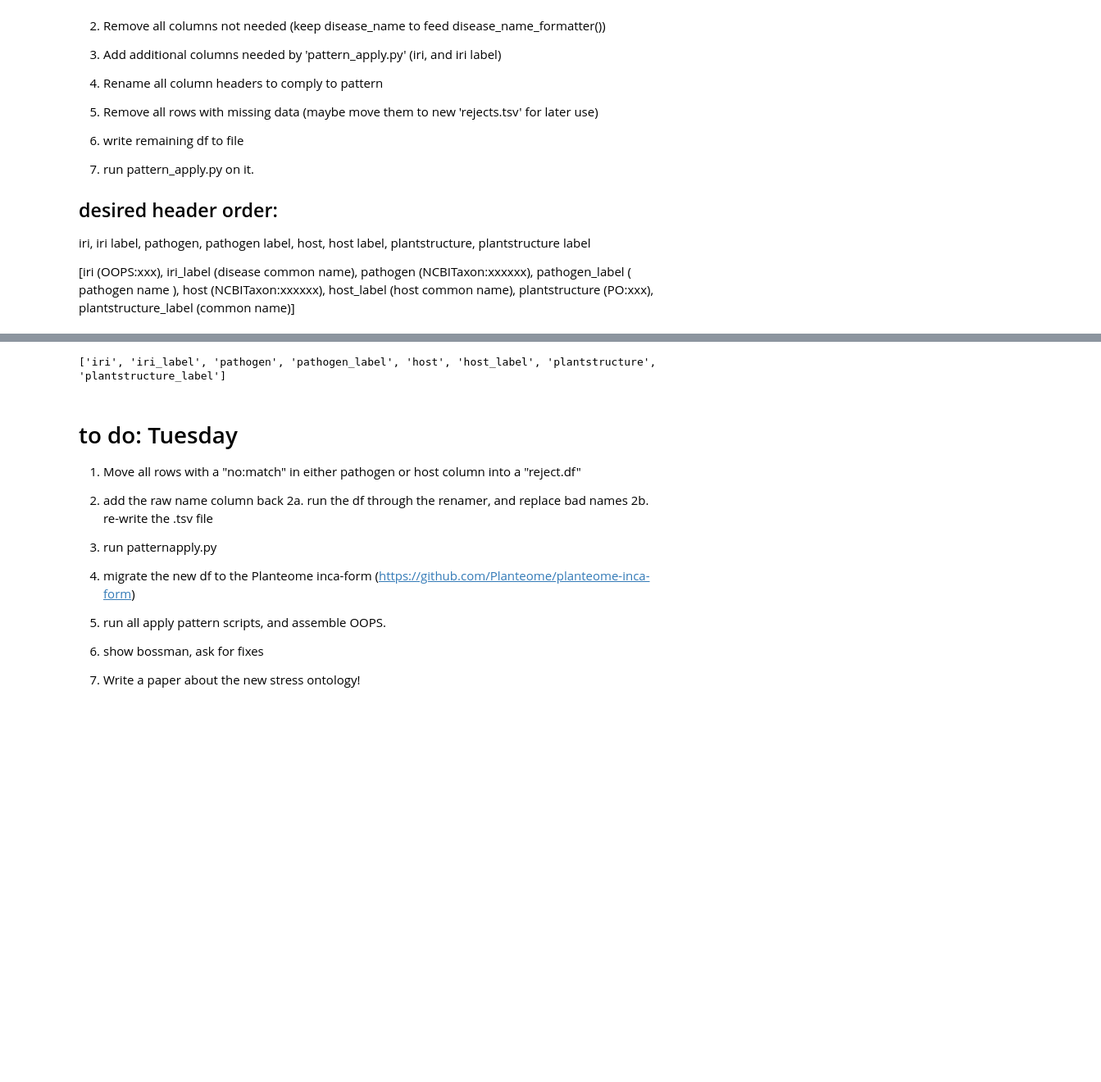
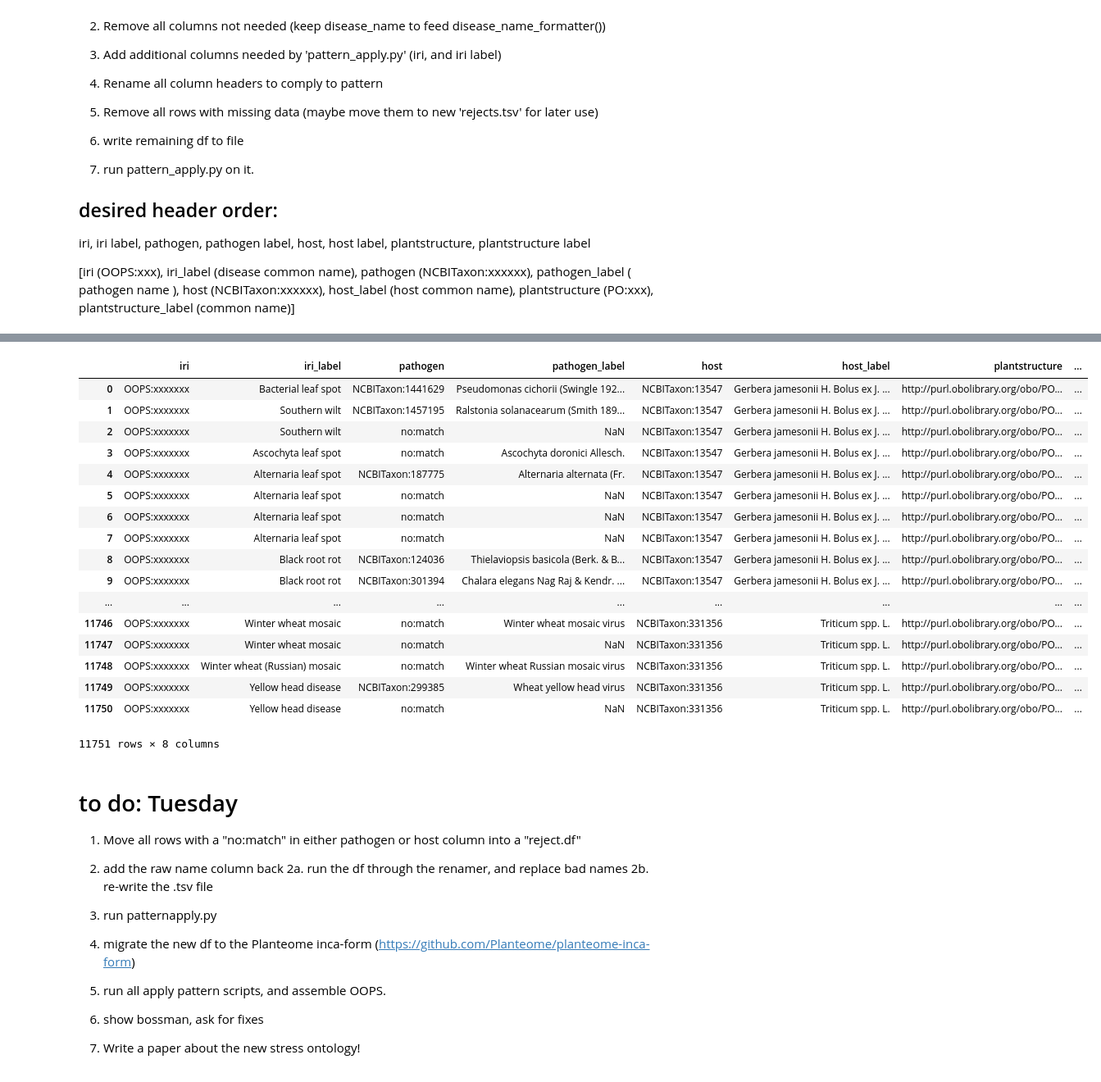
Before and after one commit to Planteome/plant-stress-ontology, a Jupyter notebook: src/ontology/patternapply/APS_scrape_to_DP.ipynb, the cells around one changed output, grey strips where cells are left out. Shown at 82% size. Cells and saved outputs as stored; diff of their text form; code cells hidden in the pictures; blank space fills up the shorter version.

```diff
--- a/src/ontology/patternapply/APS_scrape_to_DP.ipynb
+++ b/src/ontology/patternapply/APS_scrape_to_DP.ipynb
@@ -345,13 +363,30 @@ print(list(patterndf))
 # %%
 ## reorder the columns
 # desired order iri	iri label	pathogen	pathogen label	host	host label	plantstructure	plantstructure label
 desired_order = ['iri', 'iri_label','pathogen','pathogen_label','host','host_label','plantstructure','plantstructure_label']
 
 patterndf = patterndf[desired_order]
 
-print(list(patterndf))
+patterndf
 # %% [output]
+|  | iri | iri_label | pathogen | pathogen_label | host | host_label | plantstructure | ... |
+| 0 | OOPS:xxxxxxx | Bacterial leaf spot | NCBITaxon:1441629 | Pseudomonas cichorii (Swingle 192... | NCBITaxon:13547 | Gerbera jamesonii H. Bolus ex J. ... | http://purl.obolibrary.org/obo/PO... | ... |
+| 1 | OOPS:xxxxxxx | Southern wilt | NCBITaxon:1457195 | Ralstonia solanacearum (Smith 189... | NCBITaxon:13547 | Gerbera jamesonii H. Bolus ex J. ... | http://purl.obolibrary.org/obo/PO... | ... |
+| 2 | OOPS:xxxxxxx | Southern wilt | no:match | NaN | NCBITaxon:13547 | Gerbera jamesonii H. Bolus ex J. ... | http://purl.obolibrary.org/obo/PO... | ... |
+| 3 | OOPS:xxxxxxx | Ascochyta leaf spot | no:match | Ascochyta doronici Allesch. | NCBITaxon:13547 | Gerbera jamesonii H. Bolus ex J. ... | http://purl.obolibrary.org/obo/PO... | ... |
+| 4 | OOPS:xxxxxxx | Alternaria leaf spot | NCBITaxon:187775 | Alternaria alternata (Fr. | NCBITaxon:13547 | Gerbera jamesonii H. Bolus ex J. ... | http://purl.obolibrary.org/obo/PO... | ... |
+| 5 | OOPS:xxxxxxx | Alternaria leaf spot | no:match | NaN | NCBITaxon:13547 | Gerbera jamesonii H. Bolus ex J. ... | http://purl.obolibrary.org/obo/PO... | ... |
+| 6 | OOPS:xxxxxxx | Alternaria leaf spot | no:match | NaN | NCBITaxon:13547 | Gerbera jamesonii H. Bolus ex J. ... | http://purl.obolibrary.org/obo/PO... | ... |
+| 7 | OOPS:xxxxxxx | Alternaria leaf spot | no:match | NaN | NCBITaxon:13547 | Gerbera jamesonii H. Bolus ex J. ... | http://purl.obolibrary.org/obo/PO... | ... |
+| 8 | OOPS:xxxxxxx | Black root rot | NCBITaxon:124036 | Thielaviopsis basicola (Berk. & B... | NCBITaxon:13547 | Gerbera jamesonii H. Bolus ex J. ... | http://purl.obolibrary.org/obo/PO... | ... |
+| 9 | OOPS:xxxxxxx | Black root rot | NCBITaxon:301394 | Chalara elegans Nag Raj & Kendr. ... | NCBITaxon:13547 | Gerbera jamesonii H. Bolus ex J. ... | http://purl.obolibrary.org/obo/PO... | ... |
+| ... | ... | ... | ... | ... | ... | ... | ... | ... |
+| 11746 | OOPS:xxxxxxx | Winter wheat mosaic | no:match | Winter wheat mosaic virus | NCBITaxon:331356 | Triticum spp. L. | http://purl.obolibrary.org/obo/PO... | ... |
+| 11747 | OOPS:xxxxxxx | Winter wheat mosaic | no:match | NaN | NCBITaxon:331356 | Triticum spp. L. | http://purl.obolibrary.org/obo/PO... | ... |
+| 11748 | OOPS:xxxxxxx | Winter wheat (Russian) mosaic | no:match | Winter wheat Russian mosaic virus | NCBITaxon:331356 | Triticum spp. L. | http://purl.obolibrary.org/obo/PO... | ... |
+| 11749 | OOPS:xxxxxxx | Yellow head disease | NCBITaxon:299385 | Wheat yellow head virus | NCBITaxon:331356 | Triticum spp. L. | http://purl.obolibrary.org/obo/PO... | ... |
+| 11750 | OOPS:xxxxxxx | Yellow head disease | no:match | NaN | NCBITaxon:331356 | Triticum spp. L. | http://purl.obolibrary.org/obo/PO... | ... |
-['iri', 'iri_label', 'pathogen', 'pathogen_label', 'host', 'host_label', 'plantstructure', 'plantstructure_label']
+11751 rows × 8 columns
 # %% [markdown]
 # to do: Tuesday
 
```
Also changed, not shown: parts of 43 cells of this notebook, 3 other files.
